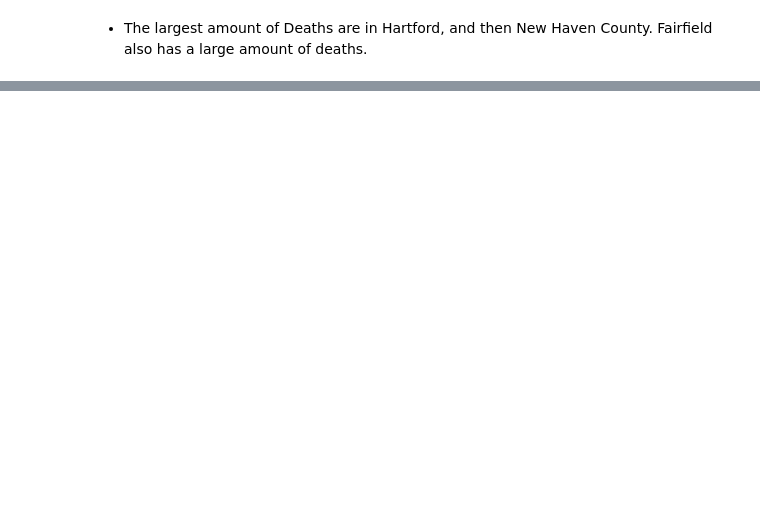
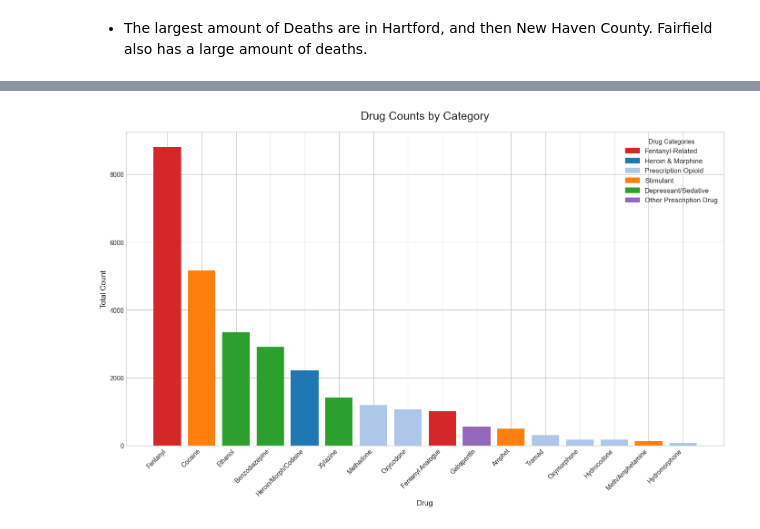
Before and after one commit to ellenmartin11/CT-Drug-Deaths, a Jupyter notebook: analyses_notebook.ipynb, the cells around one changed output, grey strips where cells are left out. Cells and saved outputs as stored; diff of their text form; code cells hidden in the pictures; blank space fills up the shorter version.

Commit message:
new analyses about drug use

```diff
--- a/analyses_notebook.ipynb
+++ b/analyses_notebook.ipynb
@@ -560,0 +553,13 @@ plt.savefig('ct_deaths_map.png', dpi=300)
+# %%
+drug_columns = [
+    'Cocaine', 'Fentanyl',
+    'Fentanyl Analogue', 'Oxycodone', 'Oxymorphone', 'Ethanol',
+    'Hydrocodone', 'Benzodiazepine', 'Methadone', 'Meth/Amphetamine',
+    'Amphet', 'Tramad', 'Hydromorphone',
+    'Xylazine', 'Gabapentin', 'Opiate NOS', 'Heroin/Morph/Codeine',
+    'Other Opioid', 'Any Opioid', 'Other'
+]
+
+drug_use = raw_data[drug_columns]
+drug_use.head()
+drug_use = drug_use
@@ -560,0 +577,66 @@ plt.savefig('ct_deaths_map.png', dpi=300)
+# %%
+import pandas as pd
+import numpy as np
+import matplotlib.pyplot as plt
+import matplotlib.patches as mpatches
+
+
+# Convert all columns to numeric, forcing errors into 'NaN' (Not a Number)
+for col in drug_use.columns:
+    drug_use[col] = pd.to_numeric(drug_use[col], errors='coerce')
+
+# Now the sum() operation will work, as it automatically skips NaN values
+drug_counts = drug_use.sum().sort_values(ascending=False)
+drug_counts = drug_counts[drug_counts > 0] # Remove drugs with zero count
+
+summary_drugs_to_remove = ['Any Opioid', 'Opiate NOS', 'Other Opioid']
+drug_counts = drug_counts[~drug_counts.index.isin(summary_drugs_to_remove)]
+
+# 2. Define the groups and color palette
+group_mapping = {
+    'Fentanyl': 'Fentanyl-Related', 'Fentanyl Analogue': 'Fentanyl-Related',
+    'Heroin/Morph/Codeine': 'Heroin & Morphine',
+    'Oxycodone': 'Prescription Opioid', 'Methadone': 'Prescription Opioid',
+    'Tramad': 'Prescription Opioid', 'Oxymorphone': 'Prescription Opioid',
+    'Hydrocodone': 'Prescription Opioid', 'Hydromorphone': 'Prescription Opioid',
+    'Cocaine': 'Stimulant', 'Amphet': 'Stimulant', 'Meth/Amphetamine': 'Stimulant',
+    'Ethanol': 'Depressant/Sedative', 'Benzodiazepine': 'Depressant/Sedative',
+    'Xylazine': 'Depressant/Sedative',
+    'Gabapentin': 'Other Prescription Drug',
+    'Any Opioid': 'Summary Category', 'Opiate NOS': 'Summary Category',
+    'Other Opioid': 'Summary Category'
+}
+
+color_palette = {
+    'Fentanyl-Related': '#d62728',      # Red
+    'Heroin & Morphine': '#1f77b4',     # Blue
+    'Prescription Opioid': '#aec7e8',   # Light Blue
+    'Stimulant': '#ff7f0e',             # Orange
+    'Depressant/Sedative': '#2ca02c',   # Green
+    'Other Prescription Drug': '#9467bd' # Purple
+}
+
+# 3. Create a list of colors for the plot based on the drug's group
+bar_colors = drug_counts.index.map(group_mapping).map(color_palette)
+
+# 4. Create the plot
+plt.style.use('seaborn-v0_8-whitegrid')
+plt.figure(figsize=(14, 9))
+
+plt.bar(drug_counts.index, drug_counts.values, color=bar_colors)
+
+# 5. Create a custom legend
+legend_patches = [mpatches.Patch(color=color, label=group) for group, color in color_palette.items()]
+plt.legend(handles=legend_patches, title="Drug Categories", fontsize=11)
+
+# Add titles and labels
+plt.title('Drug Counts by Category', fontsize=18, pad=20)
+plt.ylabel('Total Count', fontsize=12)
+plt.xlabel('Drug', fontsize=12)
+plt.xticks(rotation=45, ha='right')
+plt.tight_layout()
+
+# Save the plot
+plt.savefig('drug_counts_by_category.png')
+plt.show()
+# %% [output]
@@ -560,0 +648 @@ plt.savefig('ct_deaths_map.png', dpi=300)
+[figure, added]
```
Also changed, not shown: parts of 24 cells of this notebook, 6 other files.
